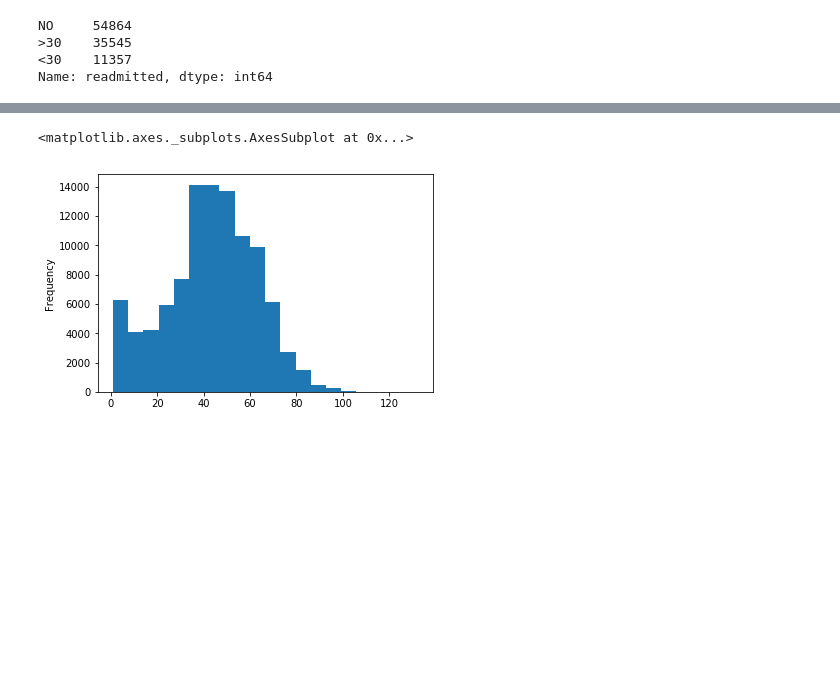
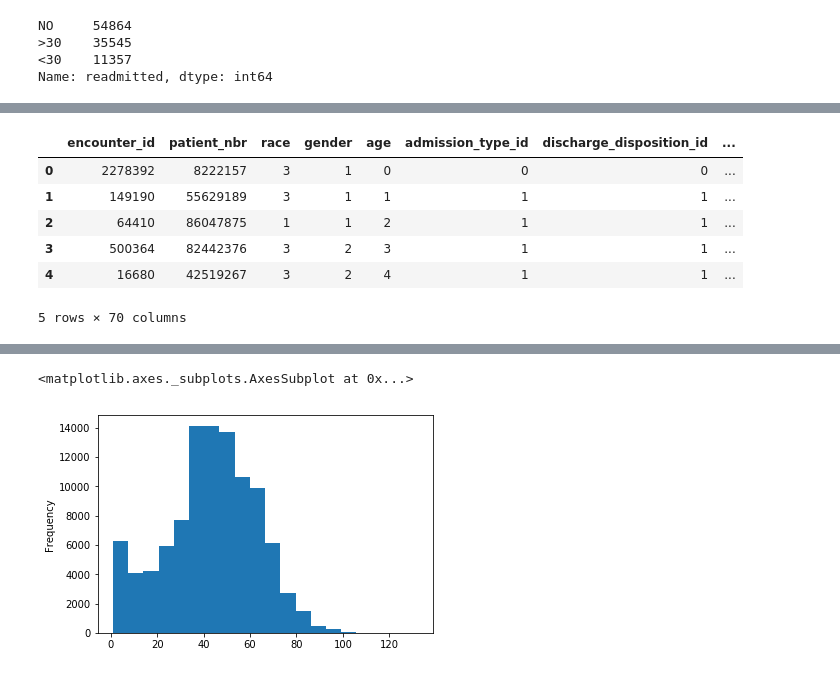
Before and after one commit to pavelzimin/hospital_readmission, a Jupyter notebook: Data_Wrangling.ipynb, the cells around one changed output, grey strips where cells are left out. Cells and saved outputs as stored; diff of their text form; code cells hidden in the pictures; blank space fills up the shorter version.

```diff
--- a/Data_Wrangling.ipynb
+++ b/Data_Wrangling.ipynb
@@ -265,0 +779,16 @@ Name: readmitted, dtype: int64
+# %%
+# Merging primary, secondary and additional secondary diagnoses with the ICD9 database
+for n in range(1, 4):
+    code_df_copy = code_df.copy()
+    code_df_copy.columns = code_df_copy.columns + '_diag_{}'.format(n)
+    df = df.merge(code_df_copy, how='left', left_on='simple_diag_{}'.format(n), right_on='simplified_code_diag_{}'.format(n))
+    del df['simplified_code_diag_{}'.format(n)]
+df.head()
+# %% [output]
+|  | encounter_id | patient_nbr | race | gender | age | admission_type_id | discharge_disposition_id | ... |
+| 0 | 2278392 | 8222157 | 3 | 1 | 0 | 0 | 0 | ... |
+| 1 | 149190 | 55629189 | 3 | 1 | 1 | 1 | 1 | ... |
+| 2 | 64410 | 86047875 | 1 | 1 | 2 | 1 | 1 | ... |
+| 3 | 500364 | 82442376 | 3 | 2 | 3 | 1 | 1 | ... |
+| 4 | 16680 | 42519267 | 3 | 2 | 4 | 1 | 1 | ... |
+5 rows × 70 columns
```
Also changed, not shown: parts of 78 cells of this notebook, 11 other files.
